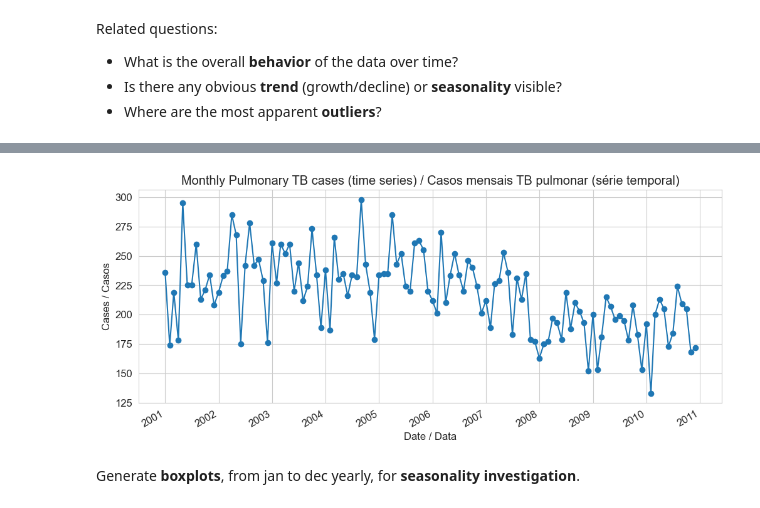
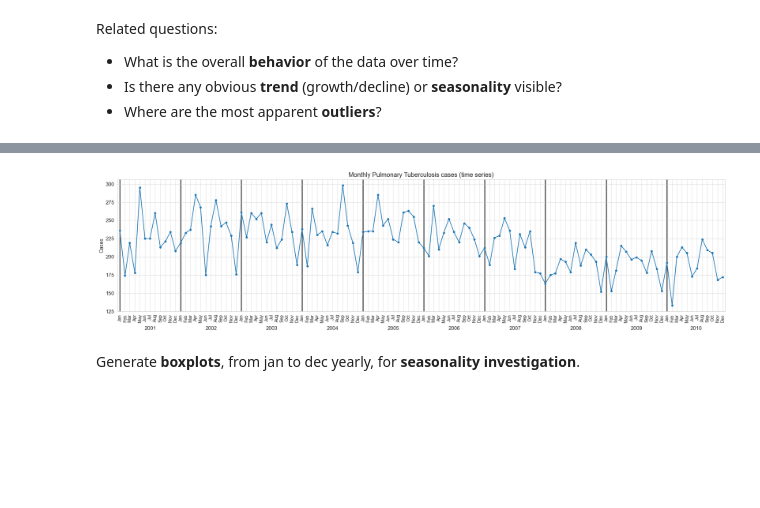
Before and after one commit to ioannisbaptista/IC2011---TB-MA, a Jupyter notebook: Exploratory Data Analysis.ipynb, the cells around one changed output, grey strips where cells are left out. Drawn from its saved outputs; the diff is of its cells as text; code cells hidden in the pictures; blank space fills up the shorter version.

Commit message:
EDA Finalizado

```diff
--- a/Exploratory Data Analysis.ipynb
+++ b/Exploratory Data Analysis.ipynb
@@ -188,15 +204,78 @@ Related questions:
 # EN: Plot monthly time series (line) and save figure
 # PT-BR: Plot da série mensal (linha) e salvar figura
 
-fig, ax = plt.subplots()
-ax.plot(series.index, series.values, marker='o', linestyle='-')
-ax.set_title("Monthly Pulmonary TB cases (time series) / Casos mensais TB pulmonar (série temporal)")
-ax.set_xlabel("Date / Data")
-ax.set_ylabel("Cases / Casos")
-ax.grid(True)
-fig.autofmt_xdate()
-fig_path = FIG_DIR / "ts_monthly_cases_line.png"
+locale.setlocale(locale.LC_TIME, "en_US.UTF-8")
+
+fig, ax = plt.subplots(figsize=(25,6))
+
+# --- 1. Plotting and Axis Limits ---
+ax.plot(series.index, series.values, marker='o', linestyle='-', markersize=4)
+
+ax.set_title("Monthly Pulmonary Tuberculosis cases (time series)")
+# ax.set_xlabel is omitted since custom year labels are created below.
+ax.set_ylabel("Cases")
+
+# Sets X-axis limits with a small padding (15 days) before the first and after the last data point.
+data_inicio_com_margem = series.index[0] - timedelta(days=15)
+data_fim_com_margem = series.index[-1] + timedelta(days=15)
+ax.set_xlim(data_inicio_com_margem, data_fim_com_margem)
+
+# --- 2. Month Labels (Major Ticks) ---
+# Locates a major tick at the start of every month.
+ax.xaxis.set_major_locator(mdates.MonthLocator(interval=1))
+# Formats the major tick to show the abbreviated month name (Jan, Feb...).
+ax.xaxis.set_major_formatter(mdates.DateFormatter('%b'))
+# Rotates the month labels for better readability.
+plt.xticks(rotation=90, fontsize=10)
+
+
+# --- 3. Year Demarcation (Thick Grid Lines) ---
+years = np.unique(series.index.year)
+# Loop through each year to draw the vertical separation lines.
+for y in years:
+    start_of_year = datetime(y, 1, 1)
+    # Draws a thick vertical line at the beginning of each year.
+    ax.axvline(start_of_year, color='black', linewidth=2, zorder=0)
+
+
+# --- 4. Centered Year Labels ---
+ymin, ymax = ax.get_ylim()
+# Defines the vertical position for the year label (7% below the minimum Y-axis value).
+y_text = ymin - (ymax - ymin) * 0.07
+
+for y in years:
+    start = datetime(y, 1, 1)
+    # Defines the end of the current year block (start of the next year or end of series).
+    if y == years[-1]:
+        # For the last year, define the end based on the last data point plus padding.
+        end = series.index[-1] + timedelta(days=16)
+    else:
+        end = datetime(y+1, 1, 1)
+
+    # Calculates the horizontal center point of the year block.
+    center = start + (end - start) / 2
+
+    # Places the year label centered horizontally in the block.
+    # The "\n" adds a line break below the month labels.
+    ax.text(center, y_text, str("\n" + str(y)), ha='center', va='top', fontsize=12)
+
+# --- 5. Grid and Final Layout Adjustments ---
+# Draws the general grid lines (using major ticks as reference).
+ax.grid(True, which='major', linestyle='-', linewidth=0.5)
+
+# Draws thinner grid lines for all years (this is a redundant step as axvline covers it).
+for y in years:
+    start_of_year = datetime(y, 1, 1)
+    # Draws a simple vertical line for general grid (optional, as thick lines are already in place).
+    ax.axvline(start_of_year, color='grey', linewidth=0.5)
+
+# Adjusts the bottom margin to accommodate the rotated month labels and the centered year labels.
+plt.subplots_adjust(bottom=0.18)
+
+# --- 6. Saving and Display ---
+fig_path = FIG_DIR / "ts_monthly_cases_line_excel_style.png"
 fig.savefig(fig_path, bbox_inches="tight", dpi=150)
-debug(f"Saved time series plot to {fig_path}", f"Plot da série salvo em {fig_path}")
+print(f"Saved time series plot to {fig_path}")
+
 plt.show()
 # %% [output]
@@ -204,4 +283,4 @@ plt.show()
-[figure, old version]
+[figure, new version]
 # %% [markdown]
 Generate **boxplots**, from jan to dec yearly, for **seasonality investigation**.
 # %% [markdown]
```
Also changed, not shown: parts of 11 cells of this notebook, 11 other files.
